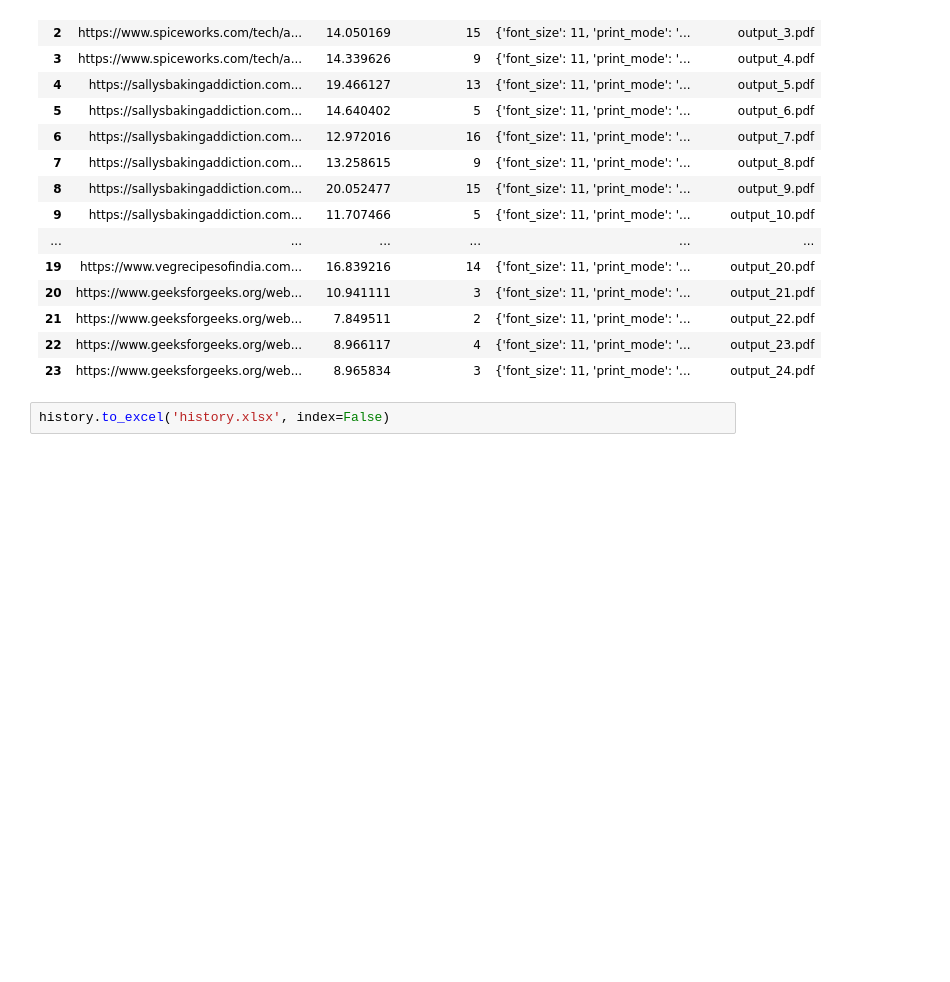
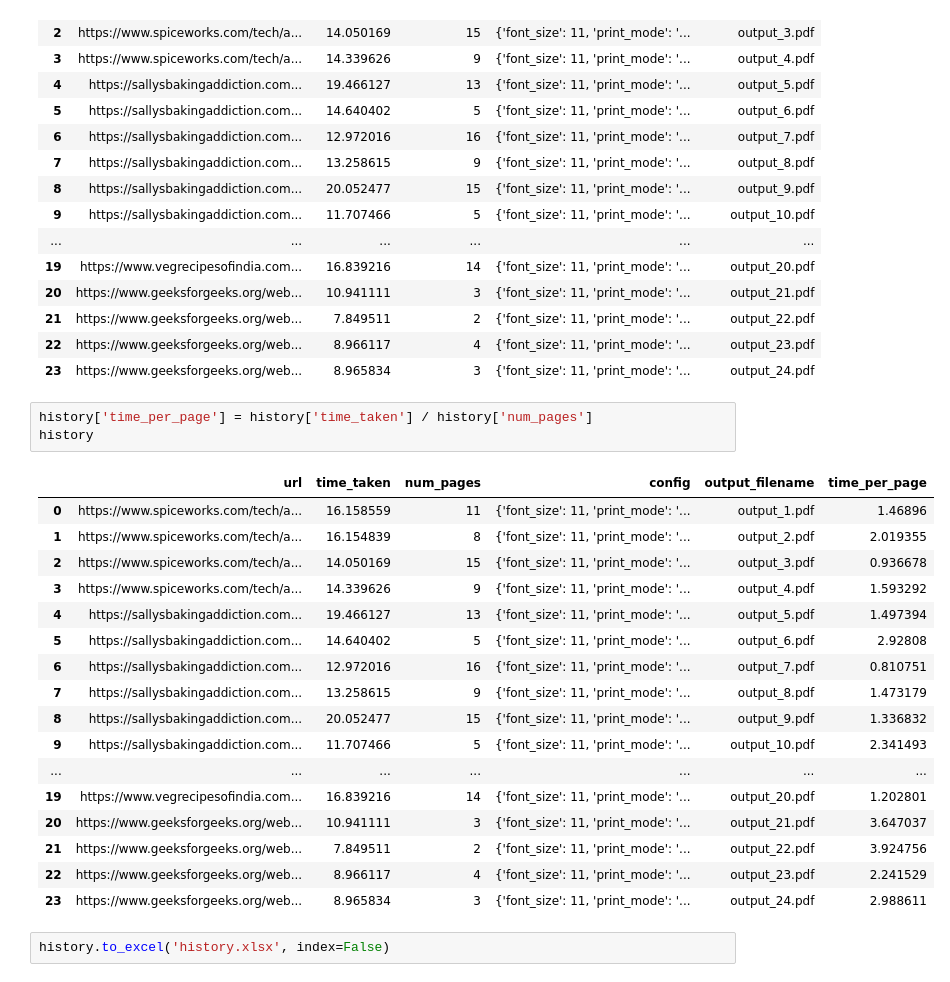
Before and after one commit to Weshallfly/customfunctions, a Jupyter notebook: main.ipynb, the cells around one changed output. Cells and saved outputs as stored; diff of their text form; blank space fills up the shorter version.

```diff
--- a/main.ipynb
+++ b/main.ipynb
@@ -355,5 +355,26 @@ Generating for url: https://www.geeksforgeeks.org/web-browser/
 | 21 | https://www.geeksforgeeks.org/web... | 7.849511 | 2 | {'font_size': 11, 'print_mode': '... | output_22.pdf |
 | 22 | https://www.geeksforgeeks.org/web... | 8.966117 | 4 | {'font_size': 11, 'print_mode': '... | output_23.pdf |
 | 23 | https://www.geeksforgeeks.org/web... | 8.965834 | 3 | {'font_size': 11, 'print_mode': '... | output_24.pdf |
+# %%
+history['time_per_page'] = history['time_taken'] / history['num_pages']
+history
+# %% [output]
+|  | url | time_taken | num_pages | config | output_filename | time_per_page |
+| 0 | https://www.spiceworks.com/tech/a... | 16.158559 | 11 | {'font_size': 11, 'print_mode': '... | output_1.pdf | 1.46896 |
+| 1 | https://www.spiceworks.com/tech/a... | 16.154839 | 8 | {'font_size': 11, 'print_mode': '... | output_2.pdf | 2.019355 |
+| 2 | https://www.spiceworks.com/tech/a... | 14.050169 | 15 | {'font_size': 11, 'print_mode': '... | output_3.pdf | 0.936678 |
+| 3 | https://www.spiceworks.com/tech/a... | 14.339626 | 9 | {'font_size': 11, 'print_mode': '... | output_4.pdf | 1.593292 |
+| 4 | https://sallysbakingaddiction.com... | 19.466127 | 13 | {'font_size': 11, 'print_mode': '... | output_5.pdf | 1.497394 |
+| 5 | https://sallysbakingaddiction.com... | 14.640402 | 5 | {'font_size': 11, 'print_mode': '... | output_6.pdf | 2.92808 |
+| 6 | https://sallysbakingaddiction.com... | 12.972016 | 16 | {'font_size': 11, 'print_mode': '... | output_7.pdf | 0.810751 |
+| 7 | https://sallysbakingaddiction.com... | 13.258615 | 9 | {'font_size': 11, 'print_mode': '... | output_8.pdf | 1.473179 |
+| 8 | https://sallysbakingaddiction.com... | 20.052477 | 15 | {'font_size': 11, 'print_mode': '... | output_9.pdf | 1.336832 |
+| 9 | https://sallysbakingaddiction.com... | 11.707466 | 5 | {'font_size': 11, 'print_mode': '... | output_10.pdf | 2.341493 |
+| ... | ... | ... | ... | ... | ... | ... |
+| 19 | https://www.vegrecipesofindia.com... | 16.839216 | 14 | {'font_size': 11, 'print_mode': '... | output_20.pdf | 1.202801 |
+| 20 | https://www.geeksforgeeks.org/web... | 10.941111 | 3 | {'font_size': 11, 'print_mode': '... | output_21.pdf | 3.647037 |
+| 21 | https://www.geeksforgeeks.org/web... | 7.849511 | 2 | {'font_size': 11, 'print_mode': '... | output_22.pdf | 3.924756 |
+| 22 | https://www.geeksforgeeks.org/web... | 8.966117 | 4 | {'font_size': 11, 'print_mode': '... | output_23.pdf | 2.241529 |
+| 23 | https://www.geeksforgeeks.org/web... | 8.965834 | 3 | {'font_size': 11, 'print_mode': '... | output_24.pdf | 2.988611 |
 # %%
 history.to_excel('history.xlsx', index=False)
```
Also changed, not shown: parts of 4 cells of this notebook.
